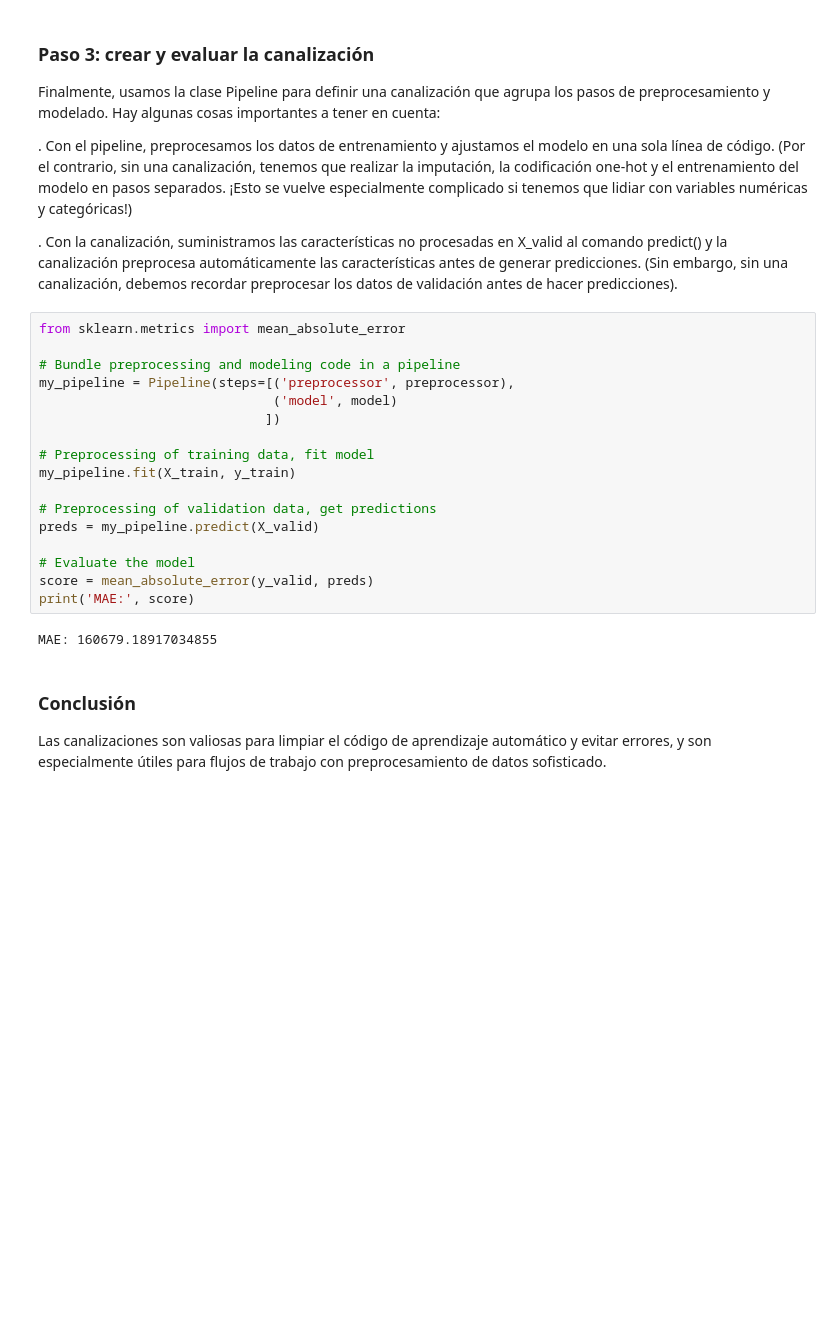
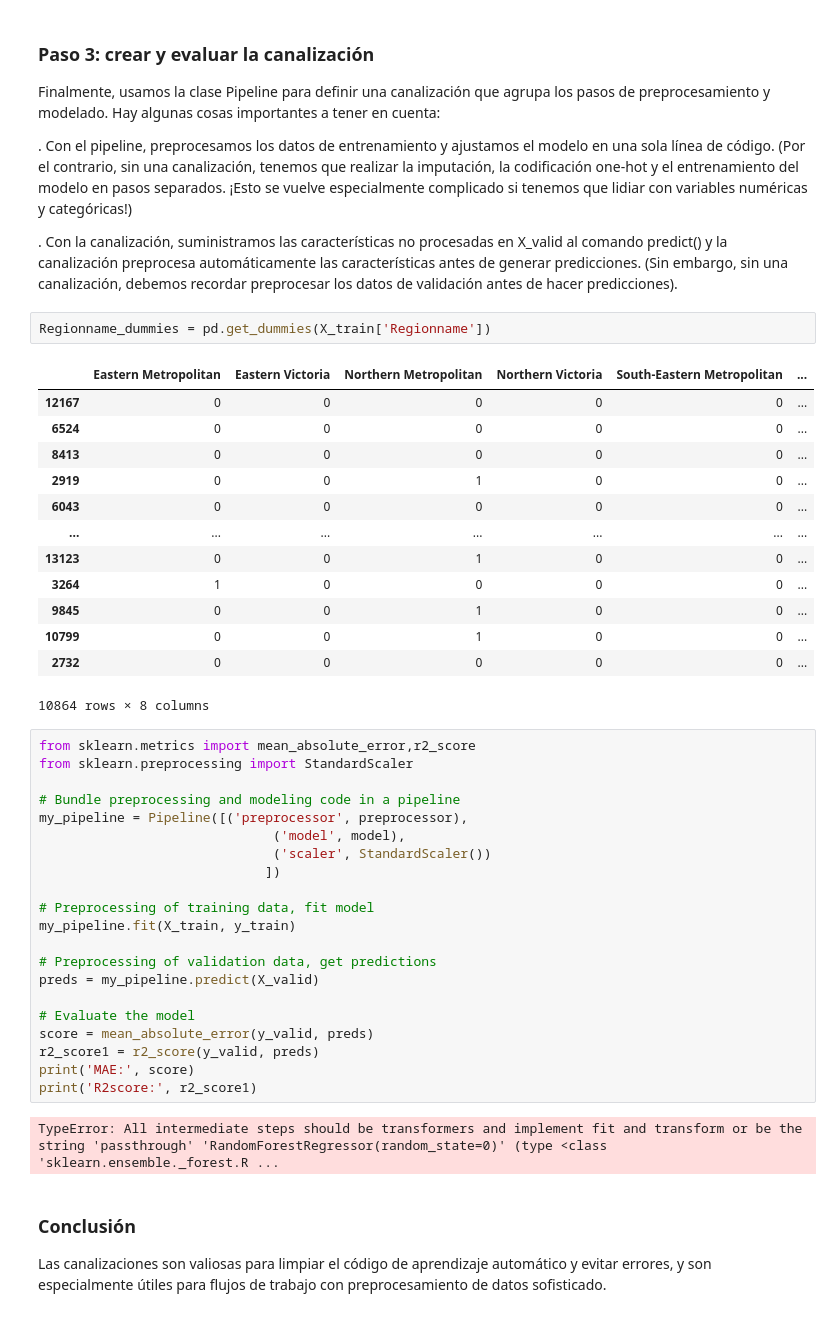
Before and after one commit to KarloRCDev/GrupodeEstudio, a Jupyter notebook: Intermediate Machine Learning/4. Pipelines.ipynb, the cells around one changed output. Cells and saved outputs as stored; diff of their text form; blank space fills up the shorter version.

```diff
--- a/Intermediate Machine Learning/Pipelines.ipynb
+++ b/Intermediate Machine Learning/4. Pipelines.ipynb
@@ -103,12 +103,30 @@ Finalmente, usamos la clase Pipeline para definir una canalización que agrupa l
 . Con el pipeline, preprocesamos los datos de entrenamiento y ajustamos el modelo en una sola línea de código. (Por el contrario, sin una canalización, tenemos que realizar la imputación, la codificación one-hot y el entrenamiento del modelo en pasos separados. ¡Esto se vuelve especialmente complicado si tenemos que lidiar con variables numéricas y categóricas!)
 
 . Con la canalización, suministramos las características no procesadas en X_valid al comando predict() y la canalización preprocesa automáticamente las características antes de generar predicciones. (Sin embargo, sin una canalización, debemos recordar preprocesar los datos de validación antes de hacer predicciones).
+# %%
+Regionname_dummies = pd.get_dummies(X_train['Regionname'])
+# %% [output]
+|  | Eastern Metropolitan | Eastern Victoria | Northern Metropolitan | Northern Victoria | South-Eastern Metropolitan | ... |
+| 12167 | 0 | 0 | 0 | 0 | 0 | ... |
+| 6524 | 0 | 0 | 0 | 0 | 0 | ... |
+| 8413 | 0 | 0 | 0 | 0 | 0 | ... |
+| 2919 | 0 | 0 | 1 | 0 | 0 | ... |
+| 6043 | 0 | 0 | 0 | 0 | 0 | ... |
+| ... | ... | ... | ... | ... | ... | ... |
+| 13123 | 0 | 0 | 1 | 0 | 0 | ... |
+| 3264 | 1 | 0 | 0 | 0 | 0 | ... |
+| 9845 | 0 | 0 | 1 | 0 | 0 | ... |
+| 10799 | 0 | 0 | 1 | 0 | 0 | ... |
+| 2732 | 0 | 0 | 0 | 0 | 0 | ... |
+10864 rows × 8 columns
 # %%
-from sklearn.metrics import mean_absolute_error
+from sklearn.metrics import mean_absolute_error,r2_score
+from sklearn.preprocessing import StandardScaler
 
 # Bundle preprocessing and modeling code in a pipeline
-my_pipeline = Pipeline(steps=[('preprocessor', preprocessor),
-                              ('model', model)
+my_pipeline = Pipeline([('preprocessor', preprocessor),
+                              ('model', model),
+                              ('scaler', StandardScaler())
                              ])
 
 # Preprocessing of training data, fit model
@@ -119,9 +137,11 @@ preds = my_pipeline.predict(X_valid)
 
 # Evaluate the model
 score = mean_absolute_error(y_valid, preds)
+r2_score1 = r2_score(y_valid, preds)
 print('MAE:', score)
+print('R2score:', r2_score1)
 # %% [output]
-MAE: 160679.18917034855
+TypeError: All intermediate steps should be transformers and implement fit and transform or be the string 'passthrough' 'RandomForestRegressor(random_state=0)' (type <class 'sklearn.ensemble._forest.R ...
 # %% [markdown]
 ### Conclusión
 Las canalizaciones son valiosas para limpiar el código de aprendizaje automático y evitar errores, y son especialmente útiles para flujos de trabajo con preprocesamiento de datos sofisticado.
```
Also changed, not shown: 14 other files.
